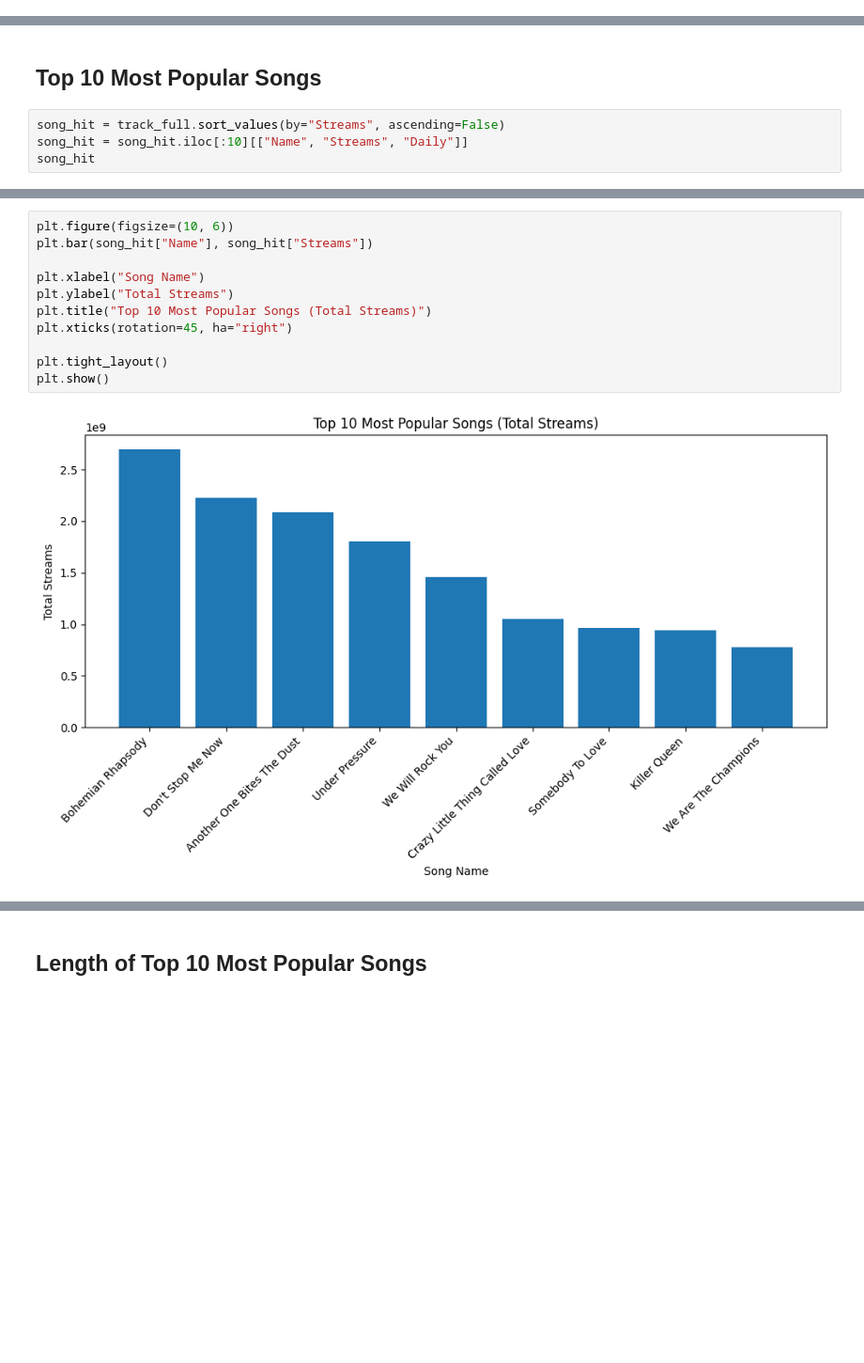
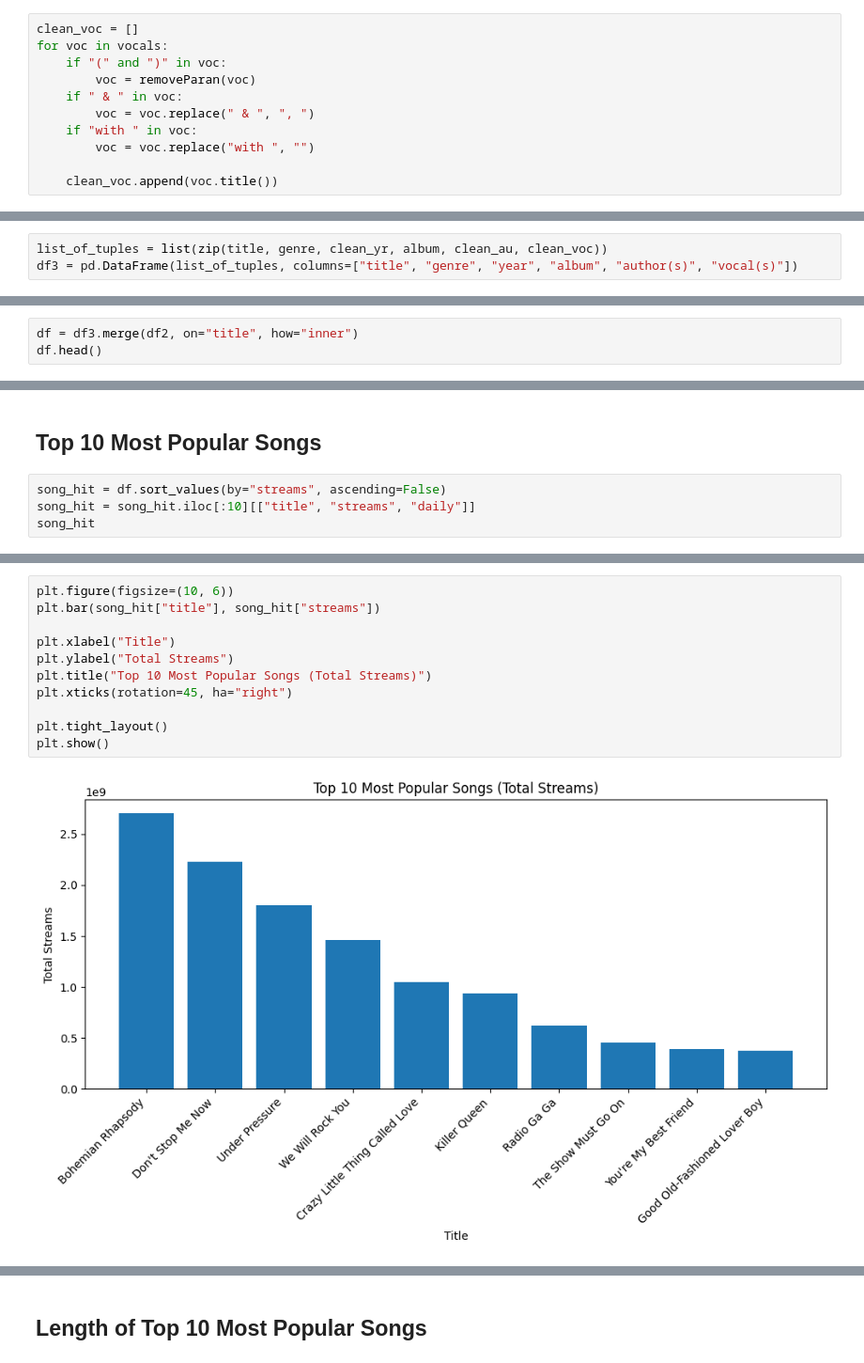
Before and after one commit to pakbungdesu/Queen-Data-Analysis, a Jupyter notebook: queen.ipynb, the cells around one changed output, grey strips where cells are left out. Shown: that part at 94% size. Cells and saved outputs as stored; diff of their text form; blank space fills up the shorter version.

```diff
--- a/queen.ipynb
+++ b/queen.ipynb
@@ -158,0 +295,11 @@ len(df_filtered)
+# %%
+clean_voc = []
+for voc in vocals:
+    if "(" and ")" in voc:
+        voc = removeParan(voc)
+    if " & " in voc:
+        voc = voc.replace(" & ", ", ")
+    if "with " in voc:
+        voc = voc.replace("with ", "")
+
+    clean_voc.append(voc.title())
@@ -158,0 +310,3 @@ len(df_filtered)
+# %%
+list_of_tuples = list(zip(title, genre, clean_yr, album, clean_au, clean_voc))
+df3 = pd.DataFrame(list_of_tuples, columns=["title", "genre", "year", "album", "author(s)", "vocal(s)"])
@@ -158,0 +334,3 @@ len(df_filtered)
+# %%
+df = df3.merge(df2, on="title", how="inner")
+df.head()
@@ -245,7 +381,7 @@ plt.show()
 # %% [markdown]
 ## Top 10 Most Popular Songs
 # %%
-song_hit = track_full.sort_values(by="Streams", ascending=False)
-song_hit = song_hit.iloc[:10][["Name", "Streams", "Daily"]]
+song_hit = df.sort_values(by="streams", ascending=False)
+song_hit = song_hit.iloc[:10][["title", "streams", "daily"]]
 song_hit
 # %% [output]
@@ -263,13 +399,13 @@ song_hit
 # %%
 plt.figure(figsize=(10, 6))
-plt.bar(song_hit["Name"], song_hit["Streams"])
+plt.bar(song_hit["title"], song_hit["streams"])
 
-plt.xlabel("Song Name")
+plt.xlabel("Title")
 plt.ylabel("Total Streams")
 plt.title("Top 10 Most Popular Songs (Total Streams)")
 plt.xticks(rotation=45, ha="right")
 
 plt.tight_layout()
 plt.show()
 # %% [output]
-[figure, old version]
+[figure, new version]
```
Also changed, not shown: parts of 75 cells of this notebook.
